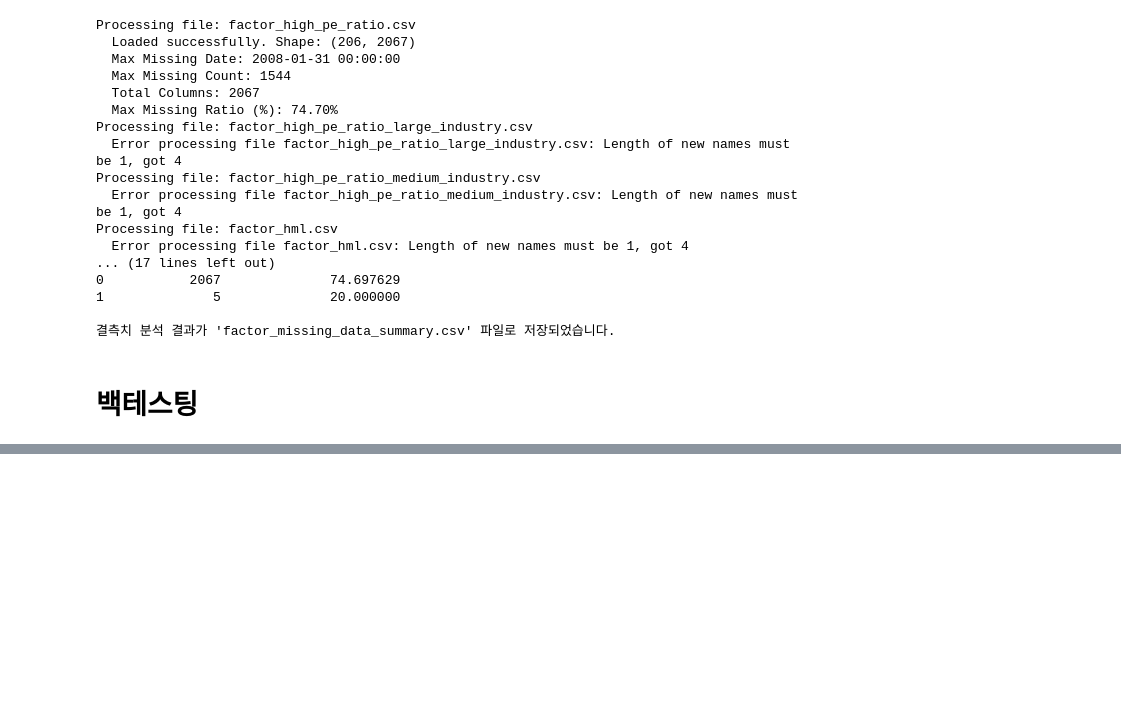
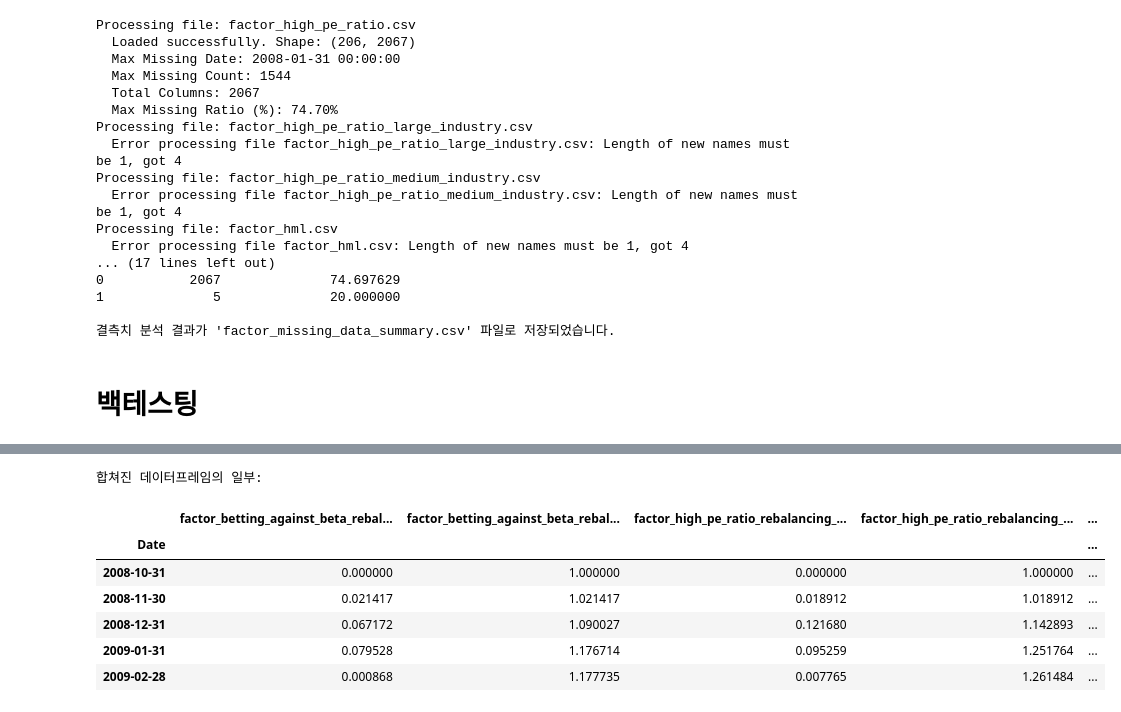
Before and after one commit to Crane-lupert/metafactor_DL, a Jupyter notebook: Untitled_backup.ipynb, the cells around one changed output, grey strips where cells are left out. Drawn from its saved outputs; the diff is of its cells as text; code cells hidden in the pictures; blank space fills up the shorter version.

```diff
--- a/Untitled_backup.ipynb
+++ b/Untitled_backup.ipynb
@@ -615,7 +704,7 @@ for symbol in symbols:
         symbol_start_dates[symbol] = adjusted_start_date
     else:
         # 데이터가 없는 경우 최소 날짜 설정
-        symbol_start_dates[symbol] = pd.to_datetime('2007-10-31')  # 필요에 따라 최소 날짜 설정
+        symbol_start_dates[symbol] = pd.to_datetime('2000-01-01')  # 필요에 따라 최소 날짜 설정
 
 print(f"전처리된 종목 수: {len(symbols)}")
 
@@ -780,7 +869,7 @@ for date in tqdm(dates, desc='베타 계산 중'):
         beta_df.at[date, symbol] = beta
 
 # 베타의 역수를 팩터 값으로 사용
-inv_beta_df = 1 / beta_df.astype(float)
+inv_beta_df = (1 / beta_df.astype(float)).replace([np.inf, -np.inf], np.nan)
 
 # 멀티레벨 컬럼 구조 설정
 inv_beta_df.columns = pd.MultiIndex.from_tuples(
@@ -1116,0 +1532,5 @@ ValueError: The given structure is not acyclic. Please review the following cycl
+# %%
+# 한 열에 표시되는 최대 문자 수 늘리기 (긴 문자열 표시)
+pd.set_option('display.max_colwidth', None)
+sharpe_ratio_df.to_csv('picked_strategy.csv', encoding='utf-8-sig')
+sharpe_ratio_df
@@ -1116,0 +1549,2 @@ ValueError: The given structure is not acyclic. Please review the following cycl
+# %%
+pd.reset_option('display.max_colwidth')
@@ -1116,0 +1553,9 @@ ValueError: The given structure is not acyclic. Please review the following cycl
+# %%
+# 'best_results.txt' 파일을 읽어서 best_results 리스트를 생성
+with open('best_results.txt', 'r', encoding='utf-8') as f:
+    best_results = [line.strip() for line in f if line.strip()]
+
+# 결과 출력
+print("선택된 백테스팅 CSV 파일 목록:")
+for file_path in best_results:
+    print(file_path)
@@ -1116,0 +1574,47 @@ ValueError: The given structure is not acyclic. Please review the following cycl
+# %%
+# 각 전략의 월별 수익률과 포트폴리오 가치를 저장할 데이터프레임 리스트 초기화
+strategy_returns = []
+
+# 각 CSV 파일을 읽어서 데이터프레임 생성
+for csv_file in best_results:
+    # CSV 파일 읽기
+    df = pd.read_csv(csv_file, index_col=0, parse_dates=True)
+
+    # 전략 이름 생성
+    folder_name, file_name = os.path.split(csv_file)
+    factor_name = folder_name
+    strategy_info = file_name.replace('.csv', '')
+    strategy_name = f"{factor_name}_{strategy_info}"
+
+    # 'Monthly Return'과 'Portfolio Value' 컬럼 존재 여부 확인
+    if 'Monthly Return' in df.columns and 'Portfolio Value' in df.columns:
+        # 데이터프레임에 전략 이름을 접두사로 추가하여 컬럼 이름 변경
+        df = df[['Monthly Return', 'Portfolio Value']].copy()
+        df.columns = [f"{strategy_name}_Return", f"{strategy_name}_Value"]
+
+        # 리스트에 추가
+        strategy_returns.append(df)
+    else:
+        print(f"'Monthly Return' 또는 'Portfolio Value' 컬럼이 없습니다: {csv_file}")
+
+# 모든 전략의 데이터프레임을 하나로 합치기
+combined_df = pd.concat(strategy_returns, axis=1)
+
+# 날짜로 정렬
+combined_df = combined_df.sort_index()
+
+# 결측치 처리 (앞 방향으로 채우기)
+combined_df = combined_df.fillna(method='ffill').dropna()
+
+# 결과 확인
+print("\n합쳐진 데이터프레임의 일부:")
+combined_df.head()
+# %% [output]
+합쳐진 데이터프레임의 일부:
+|  | factor_betting_against_beta_rebal... | factor_betting_against_beta_rebal... | factor_high_pe_ratio_rebalancing_... | factor_high_pe_ratio_rebalancing_... | ... |
+| Date |  |  |  |  | ... |
+| 2008-10-31 | 0.000000 | 1.000000 | 0.000000 | 1.000000 | ... |
+| 2008-11-30 | 0.021417 | 1.021417 | 0.018912 | 1.018912 | ... |
+| 2008-12-31 | 0.067172 | 1.090027 | 0.121680 | 1.142893 | ... |
+| 2009-01-31 | 0.079528 | 1.176714 | 0.095259 | 1.251764 | ... |
+| 2009-02-28 | 0.000868 | 1.177735 | 0.007765 | 1.261484 | ... |
```
Also changed, not shown: parts of 28 cells of this notebook.
